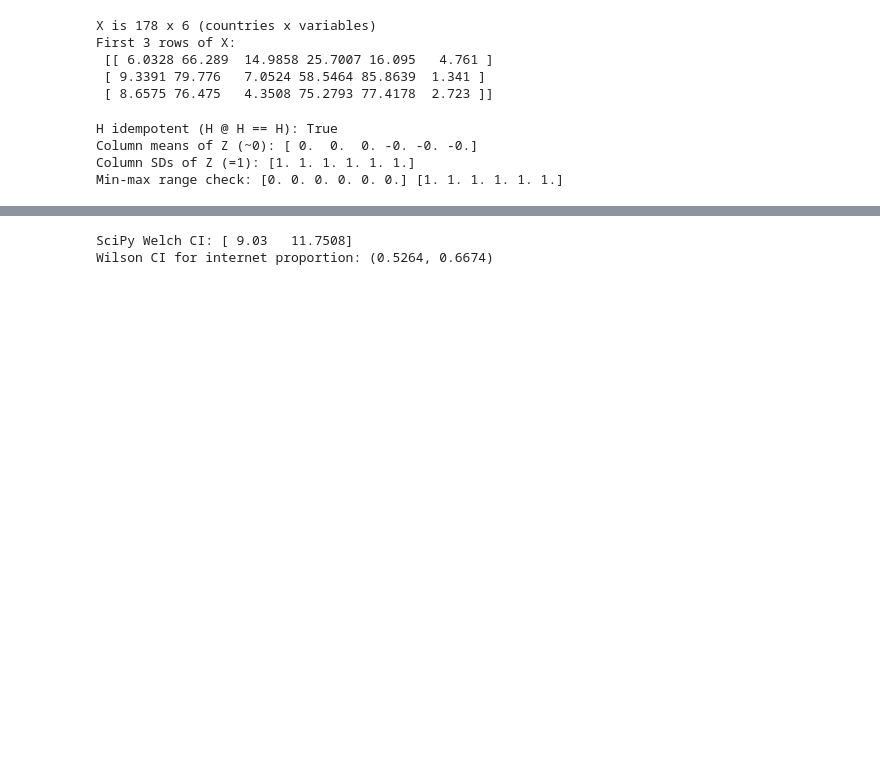
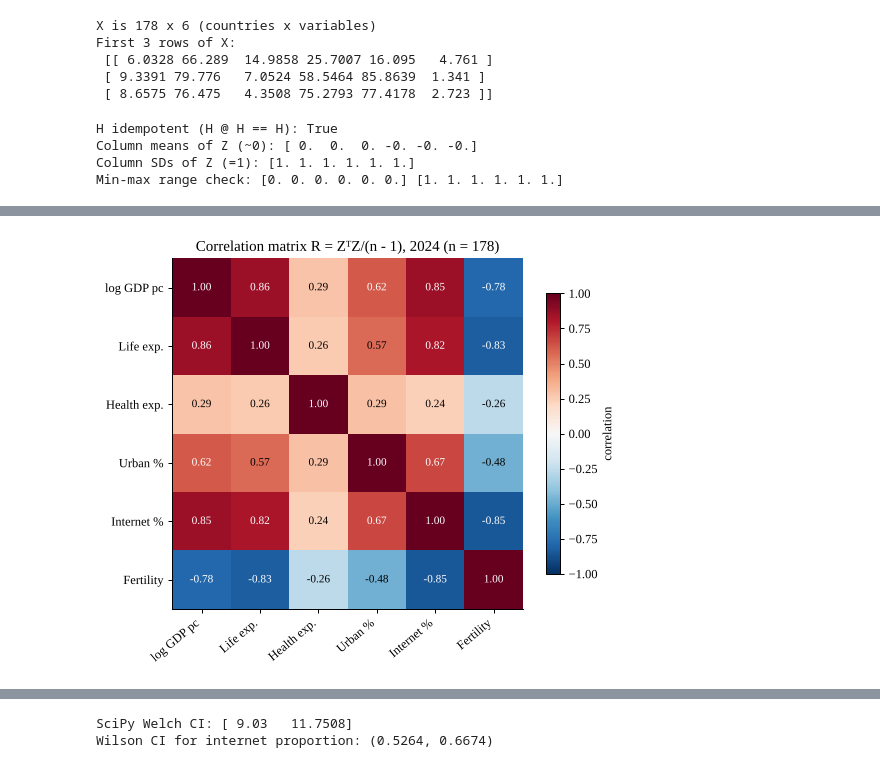
Before and after one commit to abshivks-ass/CMP-L045-0-WDI-analysis, a Jupyter notebook: StudentName.ipynb, the cells around one changed output, grey strips where cells are left out. Drawn from its saved outputs; the diff is of its cells as text; code cells hidden in the pictures; blank space fills up the shorter version.

```diff
--- a/StudentName.ipynb
+++ b/StudentName.ipynb
@@ -30,6 +30,7 @@ import matplotlib.pyplot as plt
 # Consistent, print-friendly plotting style for the report
 plt.rcParams.update({
     "figure.dpi": 110, "savefig.dpi": 200, "font.family": "serif",
+    "font.serif": ["Times New Roman", "Liberation Serif", "DejaVu Serif"],
     "axes.spines.top": False, "axes.spines.right": False,
     "axes.grid": True, "grid.alpha": 0.3, "font.size": 10,
 })
@@ -830,0 +403,17 @@ ci
+# %%
+# Report Figure 1: heat-map of R (interpretation of Z^T Z)
+fig, ax = plt.subplots(figsize=(6.2, 5))
+im = ax.imshow(R, cmap="RdBu_r", vmin=-1, vmax=1)
+labels = ["log GDP pc", "Life exp.", "Health exp.", "Urban %", "Internet %", "Fertility"]
+ax.set_xticks(range(p)); ax.set_xticklabels(labels, rotation=40, ha="right")
+ax.set_yticks(range(p)); ax.set_yticklabels(labels)
+ax.grid(False)
+for i in range(p):
+    for j in range(p):
+        ax.text(j, i, f"{R[i, j]:.2f}", ha="center", va="center",
+                color="white" if abs(R[i, j]) > 0.6 else "black", fontsize=9)
+fig.colorbar(im, ax=ax, shrink=0.8, label="correlation")
+ax.set_title(f"Correlation matrix R = ZᵀZ/(n - 1), {LATEST} (n = {n})")
+fig.tight_layout(); fig.savefig("figures/fig5_correlation_matrix.png"); plt.show()
+# %% [output]
+[figure, added]
```
Also changed, not shown: parts of 46 cells of this notebook, 41 other files.
